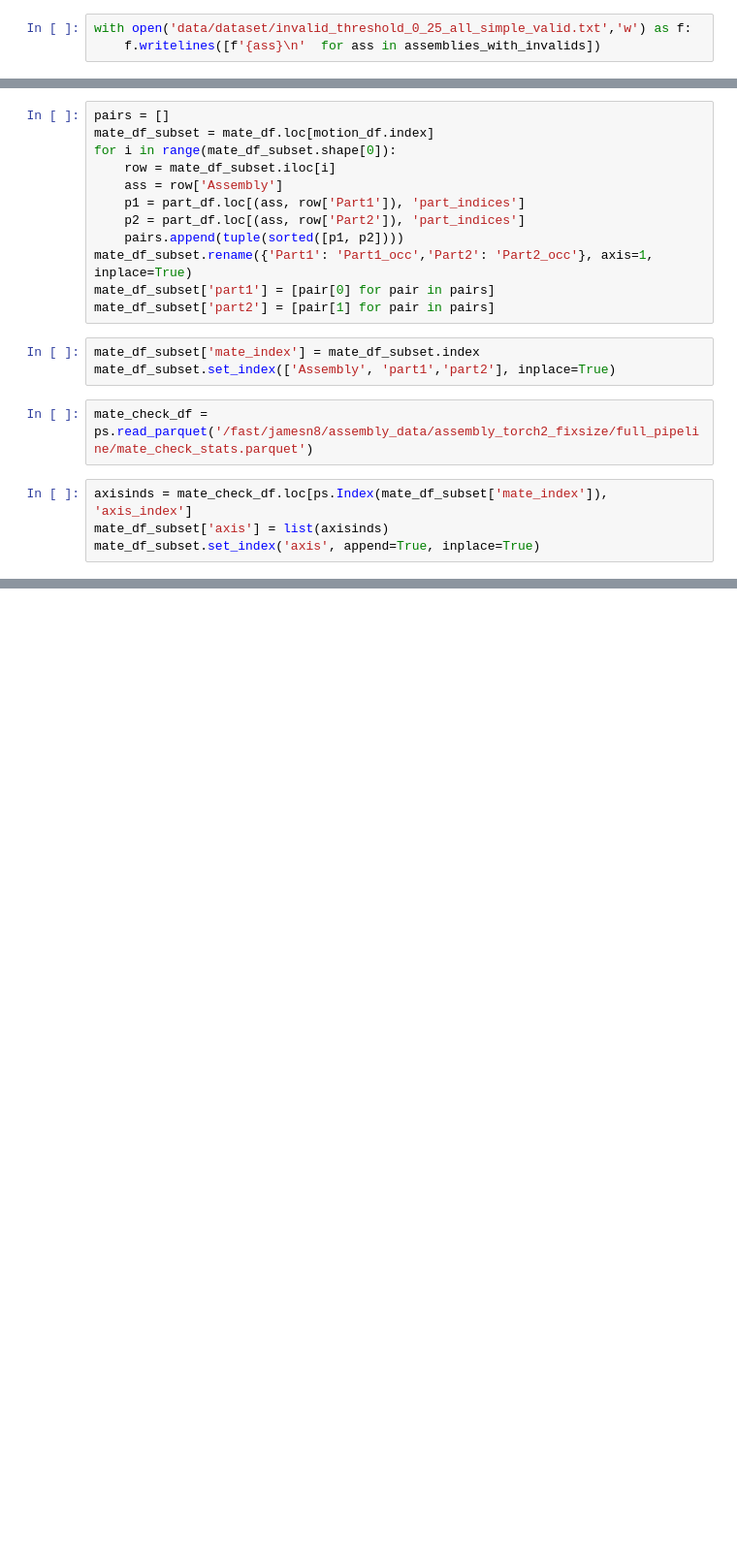
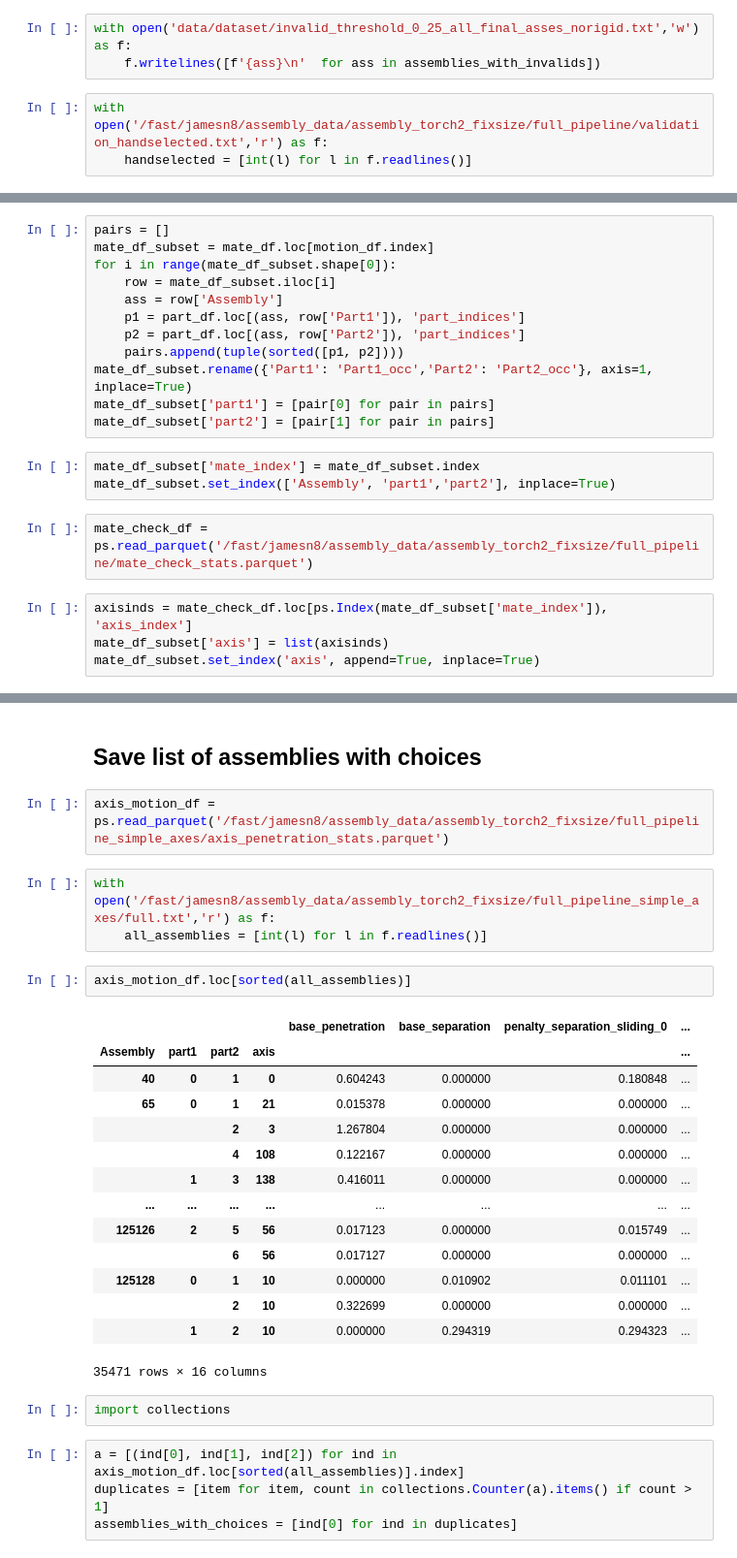
Before and after one commit to ShnitzelKiller/Mechanical, a Jupyter notebook: Penetration.ipynb, the cells around one changed output, grey strips where cells are left out. Shown at 97% size. Cells and saved outputs as stored; diff of their text form; blank space fills up the shorter version.

```diff
--- a/Penetration.ipynb
+++ b/Penetration.ipynb
@@ -480,3 +375,6 @@ invalids_computed.shape[0] / penetration_stats5.shape[0]
 # %%
-with open('data/dataset/invalid_threshold_0_25_all_simple_valid.txt','w') as f:
+with open('data/dataset/invalid_threshold_0_25_all_final_asses_norigid.txt','w') as f:
     f.writelines([f'{ass}\n'  for ass in assemblies_with_invalids])
+# %%
+with open('/fast/jamesn8/assembly_data/assembly_torch2_fixsize/full_pipeline/validation_handselected.txt','r') as f:
+    handselected = [int(l) for l in f.readlines()]
@@ -976,0 +936,30 @@ motion_df[lambda df: df['Assembly'] == 1720]
+# %% [markdown]
+## Save list of assemblies with choices
+# %%
+axis_motion_df = ps.read_parquet('/fast/jamesn8/assembly_data/assembly_torch2_fixsize/full_pipeline_simple_axes/axis_penetration_stats.parquet')
+# %%
+with open('/fast/jamesn8/assembly_data/assembly_torch2_fixsize/full_pipeline_simple_axes/full.txt','r') as f:
+    all_assemblies = [int(l) for l in f.readlines()]
+# %%
+axis_motion_df.loc[sorted(all_assemblies)]
+# %% [output]
+|  |  |  |  | base_penetration | base_separation | penalty_separation_sliding_0 | ... |
+| Assembly | part1 | part2 | axis |  |  |  | ... |
+| 40 | 0 | 1 | 0 | 0.604243 | 0.000000 | 0.180848 | ... |
+| 65 | 0 | 1 | 21 | 0.015378 | 0.000000 | 0.000000 | ... |
+|  |  | 2 | 3 | 1.267804 | 0.000000 | 0.000000 | ... |
+|  |  | 4 | 108 | 0.122167 | 0.000000 | 0.000000 | ... |
+|  | 1 | 3 | 138 | 0.416011 | 0.000000 | 0.000000 | ... |
+| ... | ... | ... | ... | ... | ... | ... | ... |
+| 125126 | 2 | 5 | 56 | 0.017123 | 0.000000 | 0.015749 | ... |
+|  |  | 6 | 56 | 0.017127 | 0.000000 | 0.000000 | ... |
+| 125128 | 0 | 1 | 10 | 0.000000 | 0.010902 | 0.011101 | ... |
+|  |  | 2 | 10 | 0.322699 | 0.000000 | 0.000000 | ... |
+|  | 1 | 2 | 10 | 0.000000 | 0.294319 | 0.294323 | ... |
+35471 rows × 16 columns
+# %%
+import collections
+# %%
+a = [(ind[0], ind[1], ind[2]) for ind in axis_motion_df.loc[sorted(all_assemblies)].index]
+duplicates = [item for item, count in collections.Counter(a).items() if count > 1]
+assemblies_with_choices = [ind[0] for ind in duplicates]
```
Also changed, not shown: parts of 55 cells of this notebook, 7 other files.
